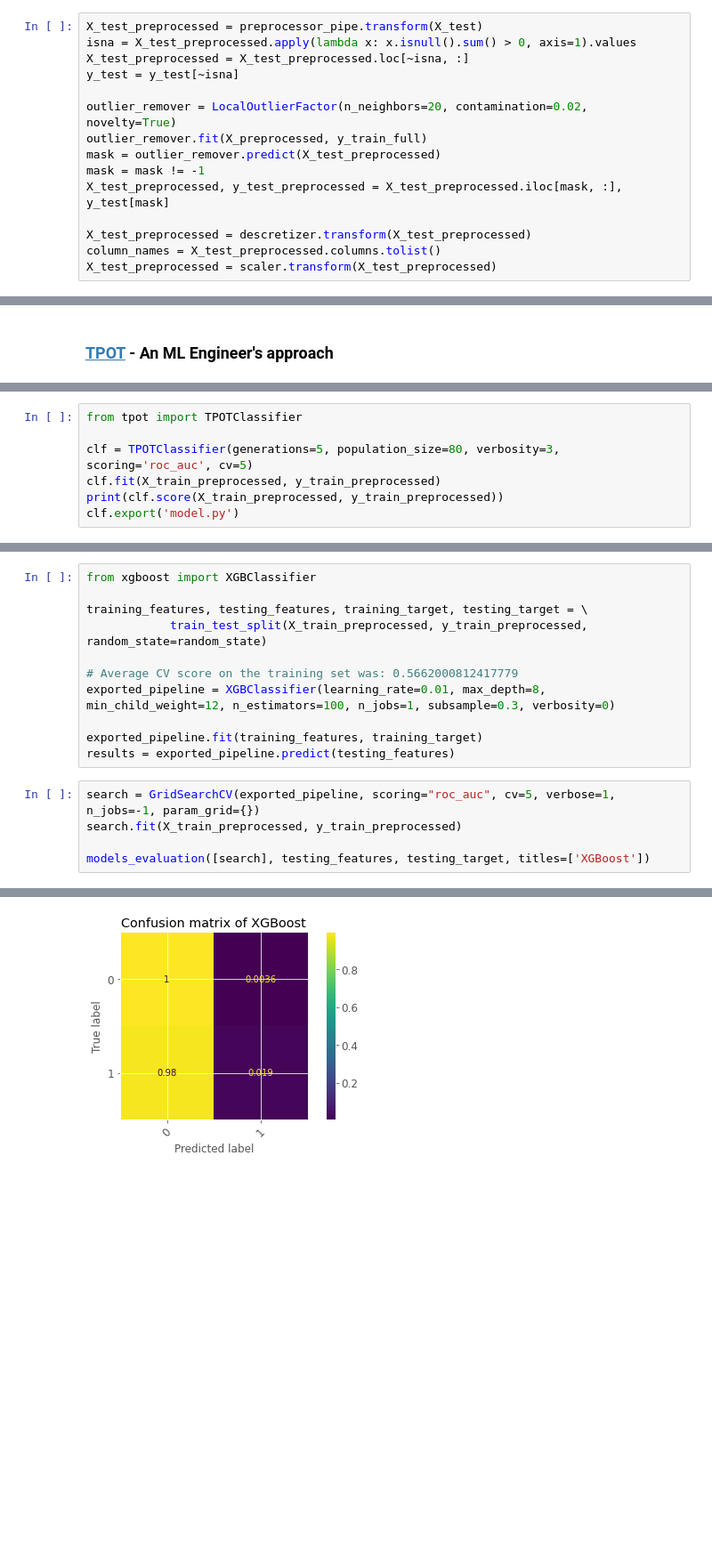
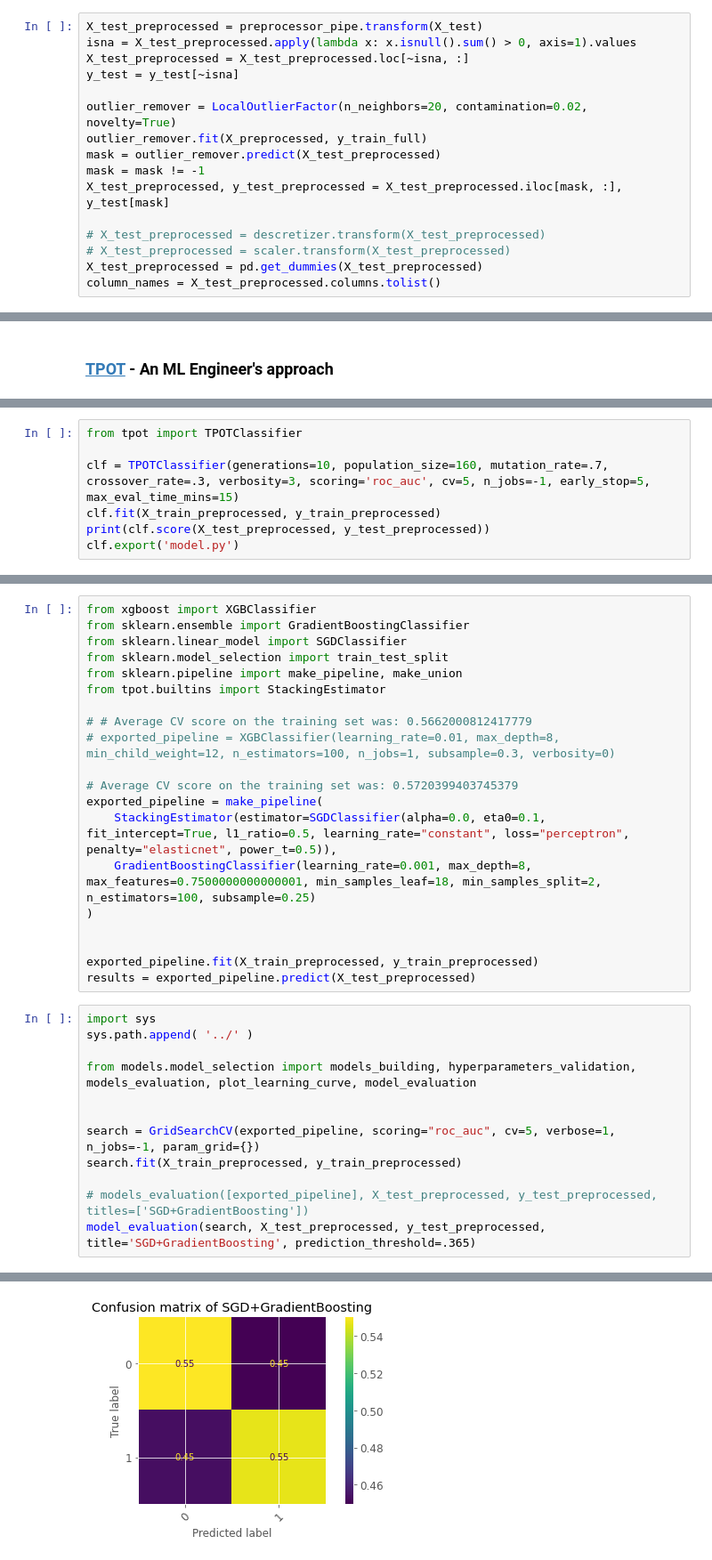
Before and after one commit to abhinav3398/song-popularity, a Jupyter notebook: notebooks/modeling.ipynb, the cells around one changed output, grey strips where cells are left out. Shown at 89% size. Drawn from its saved outputs; the diff is of its cells as text; blank space fills up the shorter version.

Commit message:
model 2

```diff
--- a/notebooks/modeling.ipynb
+++ b/notebooks/modeling.ipynb
@@ -447,6 +434,7 @@ mask = outlier_remover.predict(X_test_preprocessed)
 mask = mask != -1
 X_test_preprocessed, y_test_preprocessed = X_test_preprocessed.iloc[mask, :], y_test[mask]
 
-X_test_preprocessed = descretizer.transform(X_test_preprocessed)
+# X_test_preprocessed = descretizer.transform(X_test_preprocessed)
+# X_test_preprocessed = scaler.transform(X_test_preprocessed)
+X_test_preprocessed = pd.get_dummies(X_test_preprocessed)
 column_names = X_test_preprocessed.columns.tolist()
-X_test_preprocessed = scaler.transform(X_test_preprocessed)
@@ -970,8 +954,8 @@ TPOT is a Python Automated Machine Learning tool that optimizes machine learning
 # %%
 from tpot import TPOTClassifier
 
-clf = TPOTClassifier(generations=5, population_size=80, verbosity=3, scoring='roc_auc', cv=5)
+clf = TPOTClassifier(generations=10, population_size=160, mutation_rate=.7, crossover_rate=.3, verbosity=3, scoring='roc_auc', cv=5, n_jobs=-1, early_stop=5, max_eval_time_mins=15)
 clf.fit(X_train_preprocessed, y_train_preprocessed)
-print(clf.score(X_train_preprocessed, y_train_preprocessed))
+print(clf.score(X_test_preprocessed, y_test_preprocessed))
 clf.export('model.py')
 # %% [output]
@@ -1044,20 +1025,36 @@ operator_count : 1
 --------------------------------------------------------------------------------
 # %%
 from xgboost import XGBClassifier
+from sklearn.ensemble import GradientBoostingClassifier
+from sklearn.linear_model import SGDClassifier
+from sklearn.model_selection import train_test_split
+from sklearn.pipeline import make_pipeline, make_union
+from tpot.builtins import StackingEstimator
 
-training_features, testing_features, training_target, testing_target = \
-            train_test_split(X_train_preprocessed, y_train_preprocessed, random_state=random_state)
+# # Average CV score on the training set was: 0.5662000812417779
+# exported_pipeline = XGBClassifier(learning_rate=0.01, max_depth=8, min_child_weight=12, n_estimators=100, n_jobs=1, subsample=0.3, verbosity=0)
 
-# Average CV score on the training set was: 0.5662000812417779
-exported_pipeline = XGBClassifier(learning_rate=0.01, max_depth=8, min_child_weight=12, n_estimators=100, n_jobs=1, subsample=0.3, verbosity=0)
+# Average CV score on the training set was: 0.5720399403745379
+exported_pipeline = make_pipeline(
+    StackingEstimator(estimator=SGDClassifier(alpha=0.0, eta0=0.1, fit_intercept=True, l1_ratio=0.5, learning_rate="constant", loss="perceptron", penalty="elasticnet", power_t=0.5)),
+    GradientBoostingClassifier(learning_rate=0.001, max_depth=8, max_features=0.7500000000000001, min_samples_leaf=18, min_samples_split=2, n_estimators=100, subsample=0.25)
+)
 
-exported_pipeline.fit(training_features, training_target)
-results = exported_pipeline.predict(testing_features)
+
+exported_pipeline.fit(X_train_preprocessed, y_train_preprocessed)
+results = exported_pipeline.predict(X_test_preprocessed)
 # %%
+import sys
+sys.path.append( '../' )
+
+from models.model_selection import models_building, hyperparameters_validation, models_evaluation, plot_learning_curve, model_evaluation
+
+
 search = GridSearchCV(exported_pipeline, scoring="roc_auc", cv=5, verbose=1, n_jobs=-1, param_grid={})
 search.fit(X_train_preprocessed, y_train_preprocessed)
 
-models_evaluation([search], testing_features, testing_target, titles=['XGBoost'])
+# models_evaluation([exported_pipeline], X_test_preprocessed, y_test_preprocessed, titles=['SGD+GradientBoosting'])
+model_evaluation(search, X_test_preprocessed, y_test_preprocessed, title='SGD+GradientBoosting', prediction_threshold=.365)
 # %% [output]
 Fitting 5 folds for each of 1 candidates, totalling 5 fits
               precision    recall  f1-score   support
@@ -1071 +1068 @@ weighted avg       0.68      0.64      0.51      7840
-[figure, old version]
+[figure, new version]
```
Also changed, not shown: parts of 13 cells of this notebook, 4 other files.
